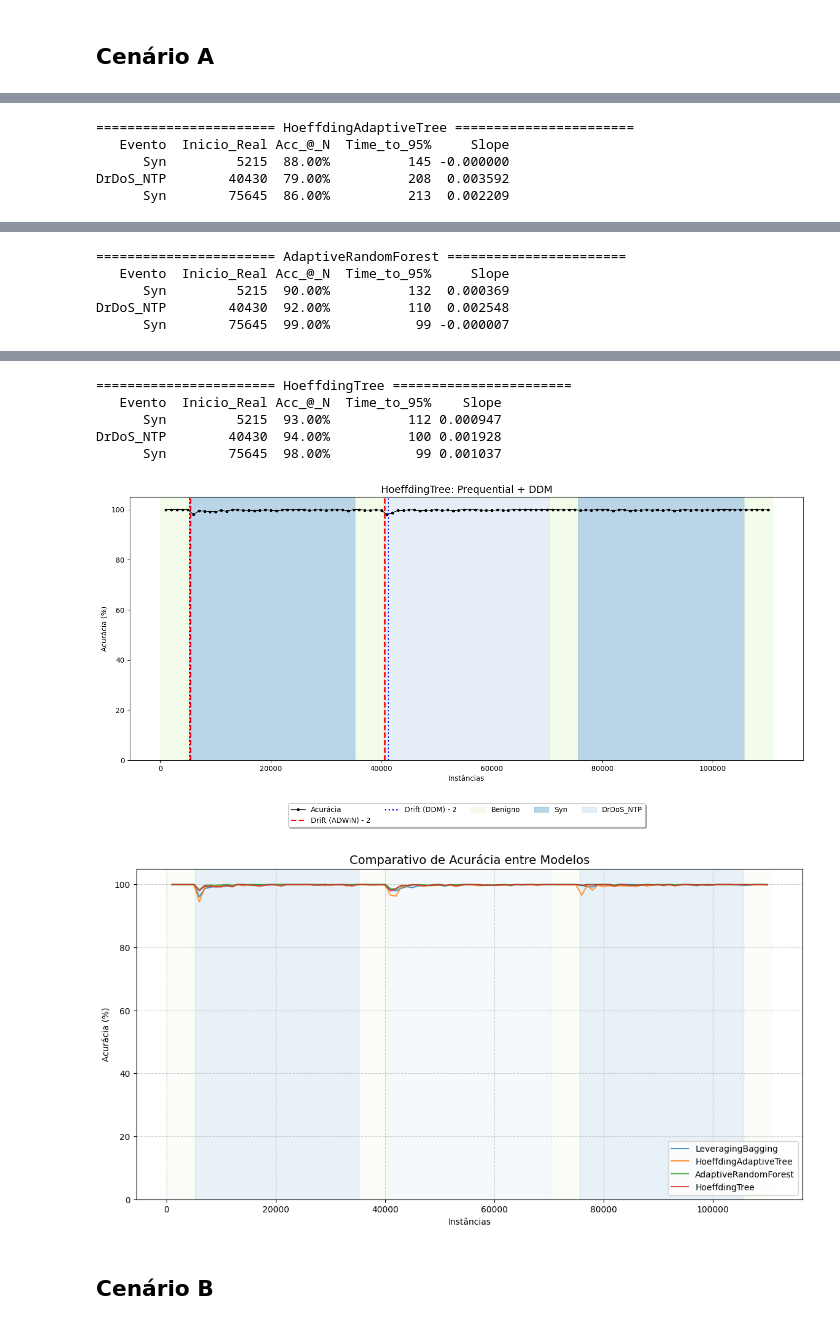
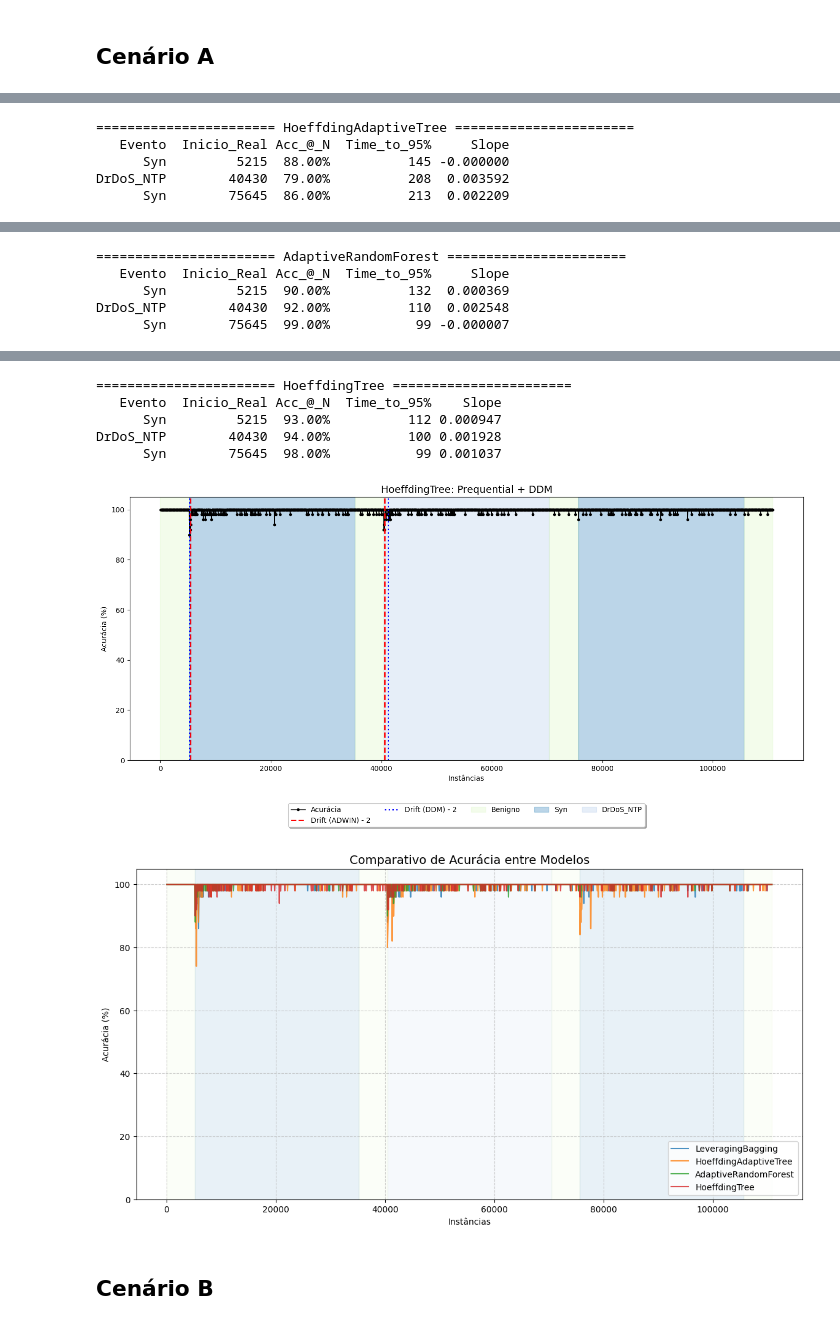
Before and after one commit to iRocktys/anomaly-detection-data-stream, a Jupyter notebook: Develop.ipynb, the cells around one changed output, grey strips where cells are left out. Cells and saved outputs as stored; diff of their text form; code cells hidden in the pictures.

```diff
--- a/Develop.ipynb
+++ b/Develop.ipynb
@@ -780,10 +755,13 @@ DrDoS_DNS        57645  44.00%          233 0.000604
 # %%
 FILE_A = r'datasets\CICDDoS2019\Experimentos\Exp_A\stream_Heterogeneidade_A.csv'
 META_FILE = r'datasets\CICDDoS2019\Experimentos\Exp_A\metadata_Heterogeneidade_A.csv'
-WINDOW_SIZE = 1000
+WINDOW_SIZE = 50
 MAX_INSTANCES = 167828
 # %%
 print("Sequencia do cenário A: [BENIGN -> Syn -> BENIGN -> DrDoS_NTP -> BENIGN -> Syn -> BENIGN]")
+print("Objetivo: Avaliar a capacidade de adaptação dos modelos a ataques com características muito distintas. Testar também a mémoria em relação a recorrências.")
+print("Aqui a métrica de avaliação é acurácia. O cenário C utiliza F1-Score para o mesmo stream. " \
+"A janela foi extremamente reduzida (1000 -> 50) para provocar um desbalanceamento temporário afim de destacar as diferenças entre as métricas.")
 print(f"Carregando Stream: {FILE_A}")
 df_raw = pd.read_csv(FILE_A)
 df_meta = pd.read_csv(META_FILE)
@@ -945,10 +923,10 @@ DrDoS_NTP        40430  92.00%          110  0.002548
 ======================= HoeffdingTree =======================
    Evento  Inicio_Real Acc_@_N  Time_to_95%    Slope
       Syn         5215  93.00%          112 0.000947
 DrDoS_NTP        40430  94.00%          100 0.001928
       Syn        75645  98.00%           99 0.001037
-[figure, old version]
+[figure, new version]
-[figure, old version]
+[figure, new version]
 # %% [markdown]
 ## Cenário B
 # %%
```
Also changed, not shown: parts of 6 cells of this notebook.
